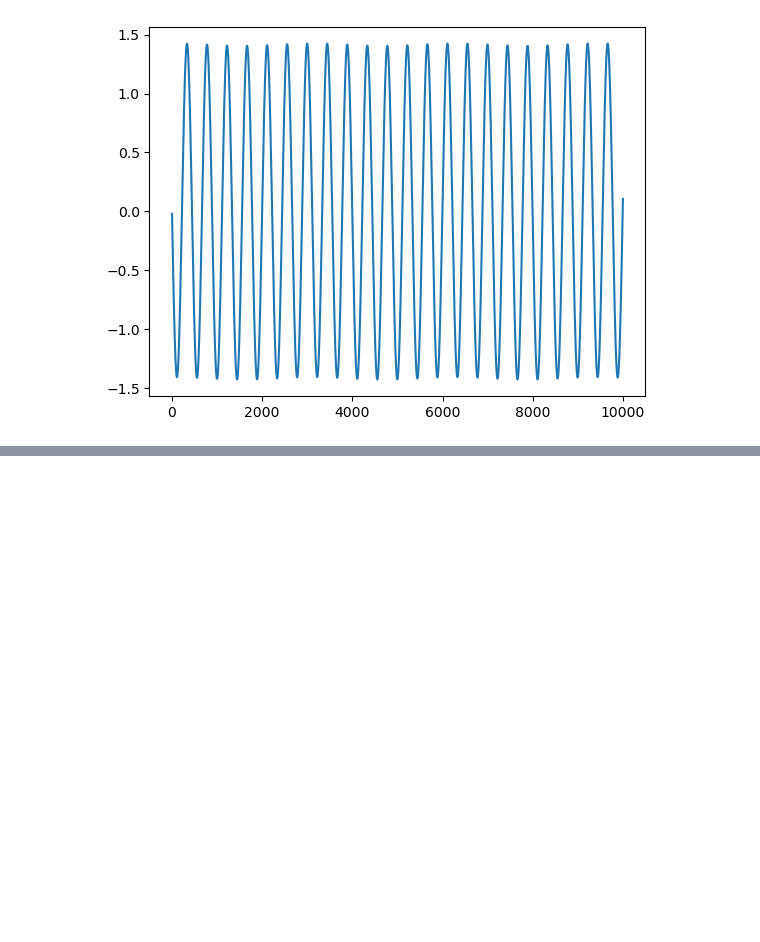
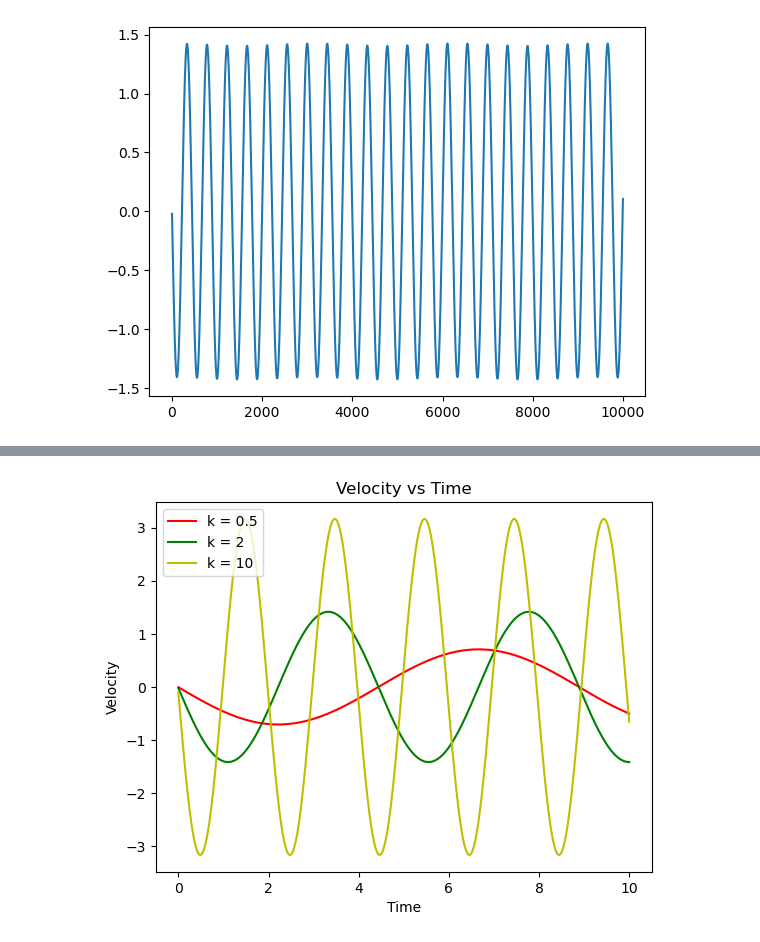
Before and after one commit to kingilsildor/CLS-Scientific_Computing-Assignment3, a Jupyter notebook: interface.ipynb, the cells around one changed output, grey strips where cells are left out. Saved outputs shown, nothing was run; the diff lists cells and outputs as text; code cells hidden in the pictures; blank space fills up the shorter version.

```diff
--- a/interface.ipynb
+++ b/interface.ipynb
@@ -282,0 +333,14 @@ plt.show()
+# %%
+t = np.linspace(0, T, len(velocities[0]))
+colors = ['r', 'g', 'y']
+
+for i, k in enumerate(k_list):
+    plt.plot(t, velocities[i], label=f"k = {k}", color=colors[i])
+
+plt.title("Velocity vs Time")
+plt.xlabel("Time")
+plt.ylabel("Velocity")
+plt.legend()
+plt.show()
+# %% [output]
+[figure, added]
```
Also changed, not shown: parts of 7 cells of this notebook, 3 other files.
